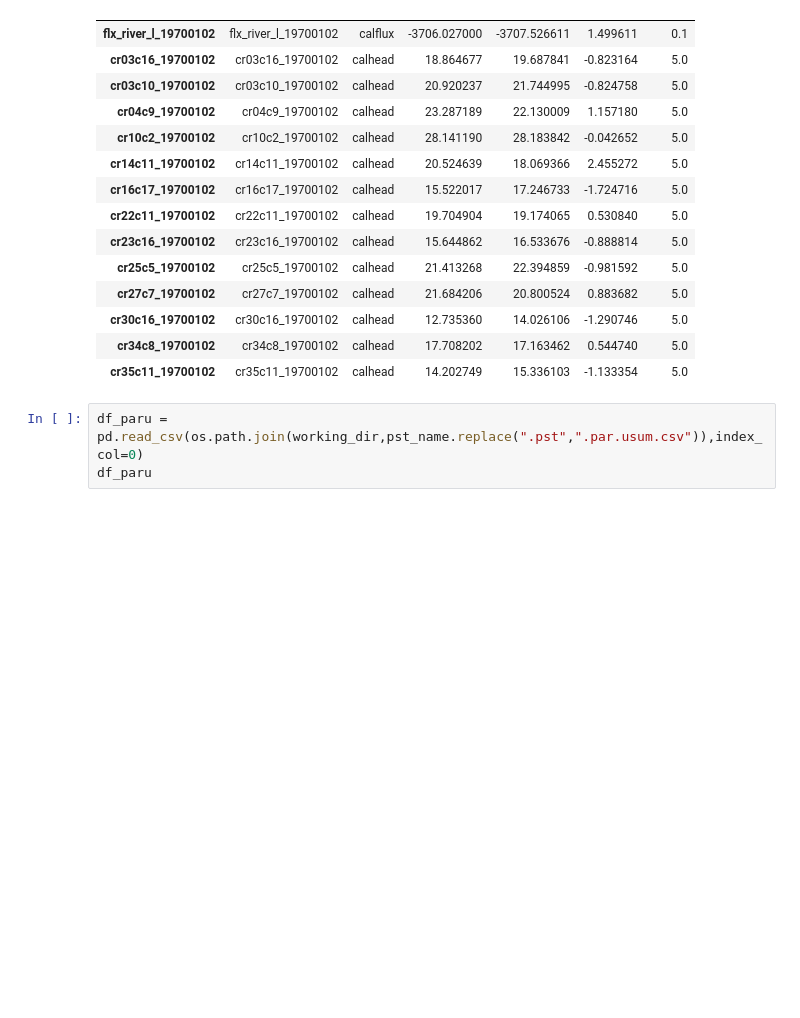
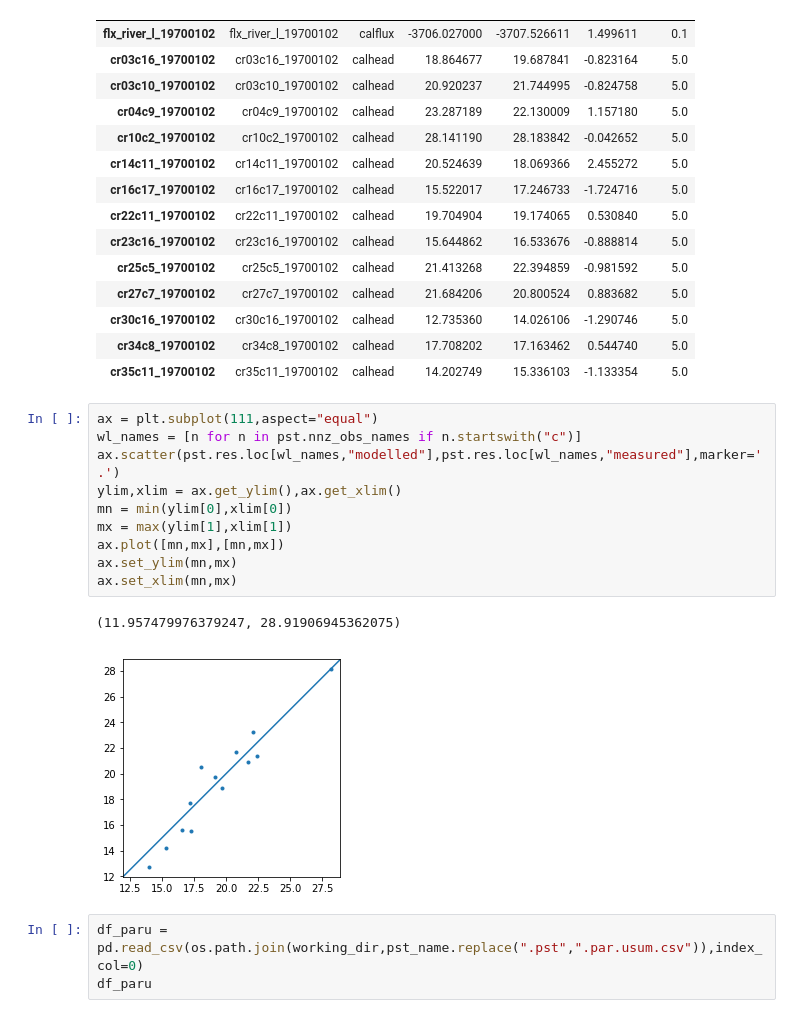
Before and after one commit to mnfienen/GW1876, a Jupyter notebook: activities/freyberg_zones/freyberg_zones.ipynb, the cells around one changed output. Cells and saved outputs as stored; diff of their text form; blank space fills up the shorter version.

```diff
--- a/activities/freyberg_zones/freyberg_zones.ipynb
+++ b/activities/freyberg_zones/freyberg_zones.ipynb
@@ -86,6 +86,19 @@ pst.res.loc[pst.nnz_obs_names,:]
 | cr30c16_19700102 | cr30c16_19700102 | calhead | 12.735360 | 14.026106 | -1.290746 | 5.0 |
 | cr34c8_19700102 | cr34c8_19700102 | calhead | 17.708202 | 17.163462 | 0.544740 | 5.0 |
 | cr35c11_19700102 | cr35c11_19700102 | calhead | 14.202749 | 15.336103 | -1.133354 | 5.0 |
+# %%
+ax = plt.subplot(111,aspect="equal")
+wl_names = [n for n in pst.nnz_obs_names if n.startswith("c")]
+ax.scatter(pst.res.loc[wl_names,"modelled"],pst.res.loc[wl_names,"measured"],marker='.')
+ylim,xlim = ax.get_ylim(),ax.get_xlim()
+mn = min(ylim[0],xlim[0])
+mx = max(ylim[1],xlim[1])
+ax.plot([mn,mx],[mn,mx])
+ax.set_ylim(mn,mx)
+ax.set_xlim(mn,mx)
+# %% [output]
+(11.957479976379247, 28.91906945362075)
+[figure, added]
 # %%
 df_paru = pd.read_csv(os.path.join(working_dir,pst_name.replace(".pst",".par.usum.csv")),index_col=0)
 df_paru
```
Also changed, not shown: parts of 4 cells of this notebook, 1 other file.
